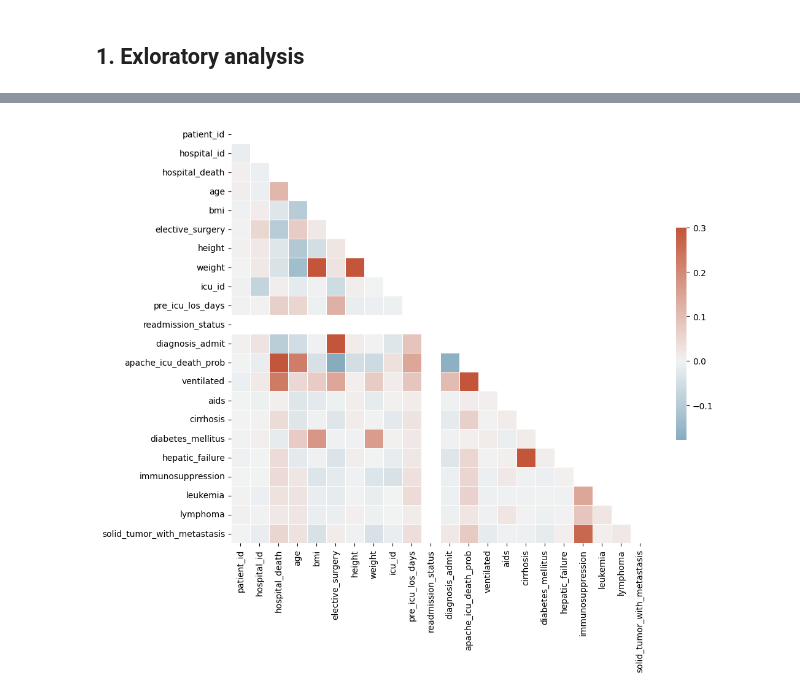
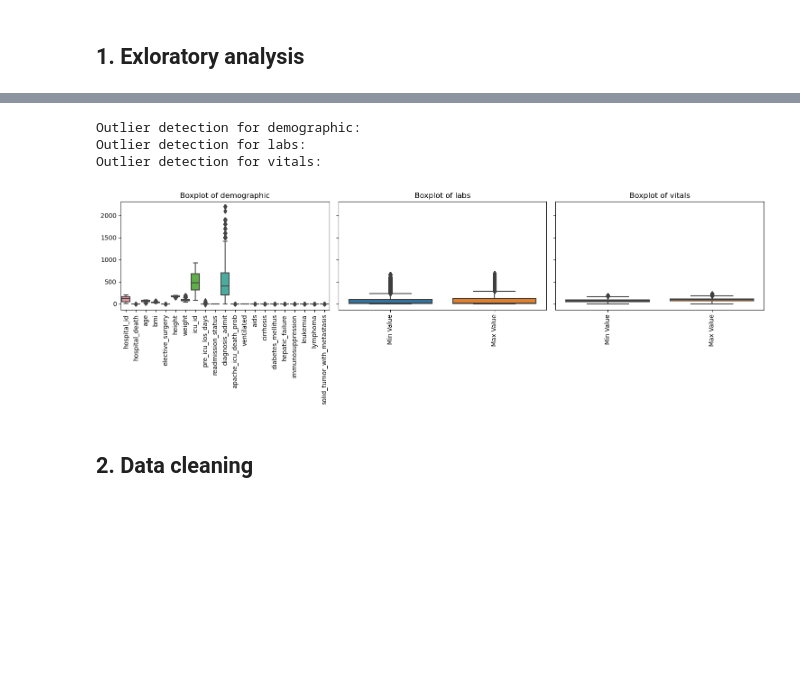
Before and after one commit to xin-cheng-ds/EHR_record, a Jupyter notebook: EHR.ipynb, the cells around one changed output, grey strips where cells are left out. Saved outputs shown, nothing was run; the diff lists cells and outputs as text; code cells hidden in the pictures; blank space fills up the shorter version.

```diff
--- a/EHR.ipynb
+++ b/EHR.ipynb
@@ -22,0 +8,10 @@ vitals_test = pd.read_csv(path+'Test/vitals.csv')
+# %%
+# Load data
+def load_data(path):
+    demographic_train = pd.read_csv(path+'Train/demographics.csv')
+    labs_train = pd.read_csv(path+'Train/labs.csv')
+    vitals_train = pd.read_csv(path+'Train/vitals.csv')
+    demographic_test = pd.read_csv(path+'Test/demographics.csv')
+    labs_test = pd.read_csv(path+'Test/labs.csv')
+    vitals_test = pd.read_csv(path+'Test/vitals.csv')
+    return demographic_train, labs_train, vitals_train, demographic_test, labs_test, vitals_test
@@ -23,3 +24,5 @@ vitals_test = pd.read_csv(path+'Test/vitals.csv')
+# %%
+demographic_train, labs_train, vitals_train, demographic_test, labs_test, vitals_test = load_data(path)
 # %% [markdown]
 ## 1. Exloratory analysis
 # %%
@@ -56,30 +111,43 @@ dtype: int64
 # %%
-#Check the linearality of predictors in demographic
-import seaborn as sns
-import matplotlib.pyplot as plt
+def detect_outliers(dataframes, names):
+    """
+    Detect outliers in given dataframes using box plots, excluding the 'patient_id' column.
+    Plots will be arranged in a grid.
 
-# Get numerical features
-numerical_features = demographic_train.select_dtypes(include=['int64', 'float64']).columns.tolist()
+    Parameters:
+        dataframes (list of pd.DataFrame): List of DataFrames to analyze.
+        names (list of str): Names corresponding to each DataFrame in the list.
 
-# Compute the correlation matrix
-corr = demographic_train[numerical_features].corr()
+    Returns:
+        None
+    """
+    num_dataframes = len(dataframes)
+    fig, axes = plt.subplots(1, num_dataframes, figsize=(15, 5), sharey=True)
 
-# Generate a mask for the upper triangle
-mask = np.triu(np.ones_like(corr, dtype=bool))
+    for idx, (df, name) in enumerate(zip(dataframes, names)):
+        print(f"Outlier detection for {name}:")
 
-# Set up the matplotlib figure
-f, ax = plt.subplots(figsize=(11, 9))
+        # Drop the 'patient_id' column if it exists
+        df_plot = df.drop(columns=['patient_id'], errors='ignore')
 
-# Generate a custom diverging colormap
-cmap = sns.diverging_palette(230, 20, as_cmap=True)
+        sns.boxplot(ax=axes[idx], data=df_plot.select_dtypes(include=['float64', 'int64']))
+        axes[idx].set_title(f'Boxplot of {name}')
+        axes[idx].tick_params(axis='x', rotation=90)
 
-# Draw the heatmap with the mask and correct aspect ratio
-sns.heatmap(corr, mask=mask, cmap=cmap, vmax=.3, center=0,
-            square=True, linewidths=.5, cbar_kws={"shrink": .5})
-plt.savefig('correlation graph.png')
-plt.show()
+    plt.tight_layout()
+    plt.show()
+
+# Usage:
+dataframes = [demographic_train, labs_train, vitals_train]
+names = ["demographic", "labs", "vitals"]
+detect_outliers(dataframes, names)
 # %% [output]
+Outlier detection for demographic:
+Outlier detection for labs:
+Outlier detection for vitals:
-[figure, old version]
+[figure, new version]
+# %% [markdown]
+## 2. Data cleaning
 # %%
 
 def demographic_fill_na(df):
```
Also changed, not shown: parts of 26 cells of this notebook.
